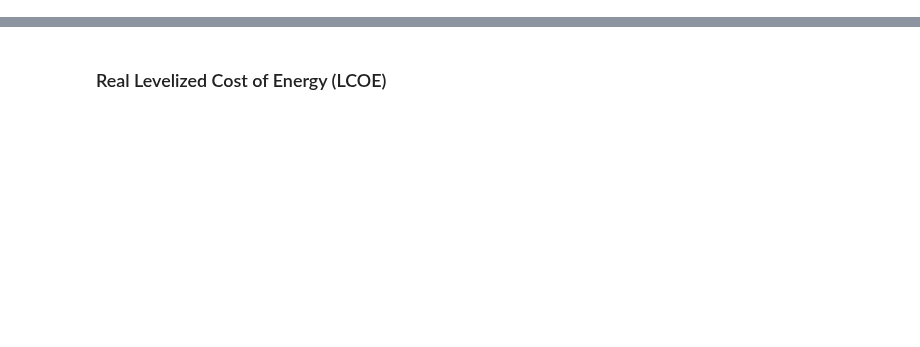
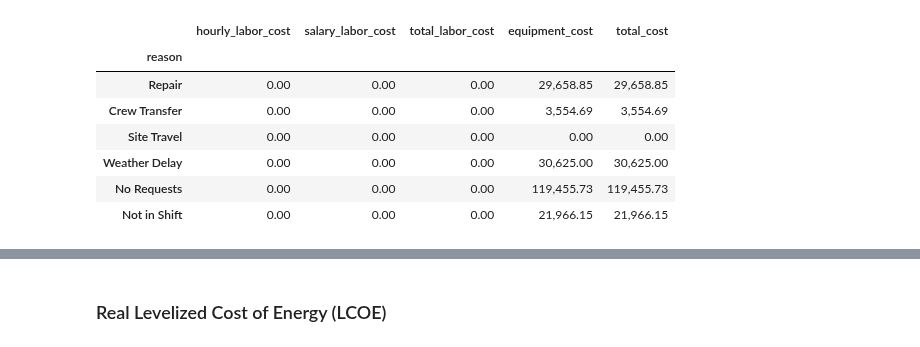
Before and after one commit to WISDEM/WOMBAT, a Jupyter notebook: docs/jupyter_execute/examples/metrics_demonstration.ipynb, the cells around one changed output, grey strips where cells are left out. Cells and saved outputs as stored; diff of their text form; code cells hidden in the pictures; blank space fills up the shorter version.

```diff
--- a/docs/jupyter_execute/examples/metrics_demonstration.ipynb
+++ b/docs/jupyter_execute/examples/metrics_demonstration.ipynb
@@ -1190,0 +7,18 @@ No SAM inputs were provided, and 'pysam_npv()' cannot be calculated!
+# %%
+from pprint import pprint
+from functools import partial
+
+import pandas as pd
+from pandas.io.formats.style import Styler
+
+from wombat.core import Simulation, Metrics
+
+# Clean up the aesthetics for the pandas outputs
+pd.set_option("display.max_rows", 30)
+pd.set_option("display.max_columns", 10)
+style = partial(
+  Styler,
+  table_attributes='style="font-size: 14px; grid-column-count: 6"',
+  precision=2,
+  thousands=",",
+)
@@ -1190,0 +56,17 @@ No SAM inputs were provided, and 'pysam_npv()' cannot be calculated!
+# %%
+sim = Simulation("DINWOODIE", "base.yaml")
+
+# Both of these parameters are True by default for convenience
+sim.run(1000, create_metrics=True, save_metrics_inputs=True)
+
+# Load the metrics data
+fpath = sim.env.metrics_input_fname.parent
+fname = sim.env.metrics_input_fname.name
+metrics = Metrics.from_simulation_outputs(fpath, fname)
+
+# Delete the log files now that they're loaded in
+sim.env.cleanup_log_files()
+
+# Alternatively, in this case because the simulation was run, we can use the
+# following for convenience convenience only
+metrics = sim.metrics
@@ -1190,0 +357,12 @@ No SAM inputs were provided, and 'pysam_npv()' cannot be calculated!
+# %%
+# Project totals by each category
+style(metrics.equipment_labor_cost_breakdowns(frequency="project", by_category=True))
+# %% [output]
+|  | hourly_labor_cost | salary_labor_cost | total_labor_cost | equipment_cost | total_cost |
+| reason |  |  |  |  |  |
+| Repair | 0.00 | 0.00 | 0.00 | 29,658.85 | 29,658.85 |
+| Crew Transfer | 0.00 | 0.00 | 0.00 | 3,554.69 | 3,554.69 |
+| Site Travel | 0.00 | 0.00 | 0.00 | 0.00 | 0.00 |
+| Weather Delay | 0.00 | 0.00 | 0.00 | 30,625.00 | 30,625.00 |
+| No Requests | 0.00 | 0.00 | 0.00 | 119,455.73 | 119,455.73 |
+| Not in Shift | 0.00 | 0.00 | 0.00 | 21,966.15 | 21,966.15 |
```
Also changed, not shown: parts of 143 cells of this notebook, 11 other files.
